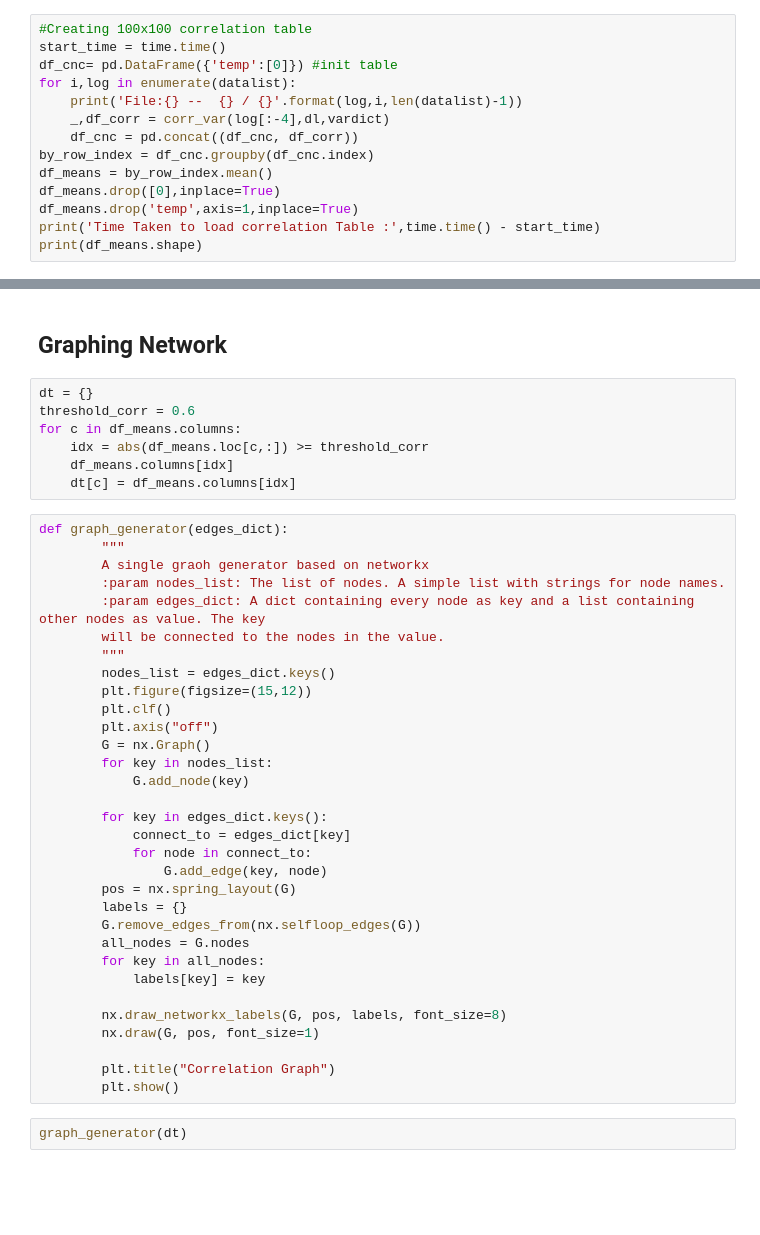
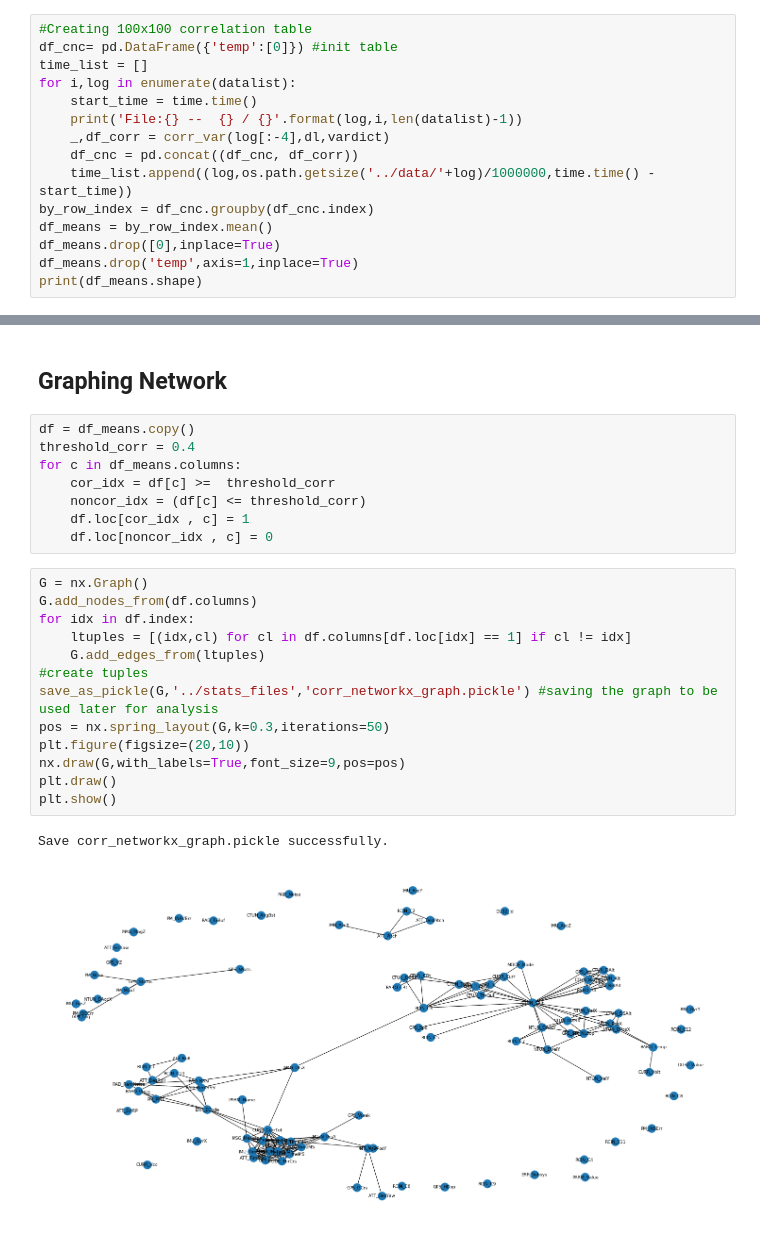
Before and after one commit to Husseinjd/DroneCrashDetection, a Jupyter notebook: analysis/correlation_analysis.ipynb, the cells around one changed output, grey strips where cells are left out. Cells and saved outputs as stored; diff of their text form; blank space fills up the shorter version.

```diff
--- a/analysis/correlation_analysis.ipynb
+++ b/analysis/correlation_analysis.ipynb
@@ -62,15 +79,16 @@ df = load_top100()
 vardict = load_top100_dict()
 # %%
 #Creating 100x100 correlation table
-start_time = time.time()
 df_cnc= pd.DataFrame({'temp':[0]}) #init table
+time_list = []
 for i,log in enumerate(datalist):
+    start_time = time.time()
     print('File:{} --  {} / {}'.format(log,i,len(datalist)-1))
     _,df_corr = corr_var(log[:-4],dl,vardict)
     df_cnc = pd.concat((df_cnc, df_corr))
+    time_list.append((log,os.path.getsize('../data/'+log)/1000000,time.time() - start_time))
 by_row_index = df_cnc.groupby(df_cnc.index)
 df_means = by_row_index.mean()
 df_means.drop([0],inplace=True)
 df_means.drop('temp',axis=1,inplace=True)
-print('Time Taken to load correlation Table :',time.time() - start_time)
 print(df_means.shape)
@@ -82,43 +120,26 @@ df_means.to_csv('corr_table.csv')
 # %% [markdown]
 ## Graphing Network
-# %%
-dt = {}
-threshold_corr = 0.6
-for c in df_means.columns:
-    idx = abs(df_means.loc[c,:]) >= threshold_corr
-    df_means.columns[idx]
-    dt[c] = df_means.columns[idx]
-# %%
-def graph_generator(edges_dict):
-        """
-        A single graoh generator based on networkx
-        :param nodes_list: The list of nodes. A simple list with strings for node names.
-        :param edges_dict: A dict containing every node as key and a list containing other nodes as value. The key
-        will be connected to the nodes in the value.
-        """
-        nodes_list = edges_dict.keys()
-        plt.figure(figsize=(15,12))
-        plt.clf()
-        plt.axis("off")
-        G = nx.Graph()
-        for key in nodes_list:
-            G.add_node(key)
-
-        for key in edges_dict.keys():
-            connect_to = edges_dict[key]
-            for node in connect_to:
-                G.add_edge(key, node)
-        pos = nx.spring_layout(G)
-        labels = {}
-        G.remove_edges_from(nx.selfloop_edges(G))
-        all_nodes = G.nodes
-        for key in all_nodes:
-            labels[key] = key
-
-        nx.draw_networkx_labels(G, pos, labels, font_size=8)
-        nx.draw(G, pos, font_size=1)
-
-        plt.title("Correlation Graph")
-        plt.show()
-# %%
-graph_generator(dt)
+# %%
+df = df_means.copy()
+threshold_corr = 0.4
+for c in df_means.columns:
+    cor_idx = df[c] >=  threshold_corr
+    noncor_idx = (df[c] <= threshold_corr)
+    df.loc[cor_idx , c] = 1
+    df.loc[noncor_idx , c] = 0
+# %%
+G = nx.Graph()
+G.add_nodes_from(df.columns)
+for idx in df.index:
+    ltuples = [(idx,cl) for cl in df.columns[df.loc[idx] == 1] if cl != idx]
+    G.add_edges_from(ltuples)
+#create tuples
+save_as_pickle(G,'../stats_files','corr_networkx_graph.pickle') #saving the graph to be used later for analysis
+pos = nx.spring_layout(G,k=0.3,iterations=50)
+plt.figure(figsize=(20,10))
+nx.draw(G,with_labels=True,font_size=9,pos=pos)
+plt.draw()
+plt.show()
+# %% [output]
+Save corr_networkx_graph.pickle successfully.
+[figure, added]
```
Also changed, not shown: parts of 10 cells of this notebook, 17 other files.
